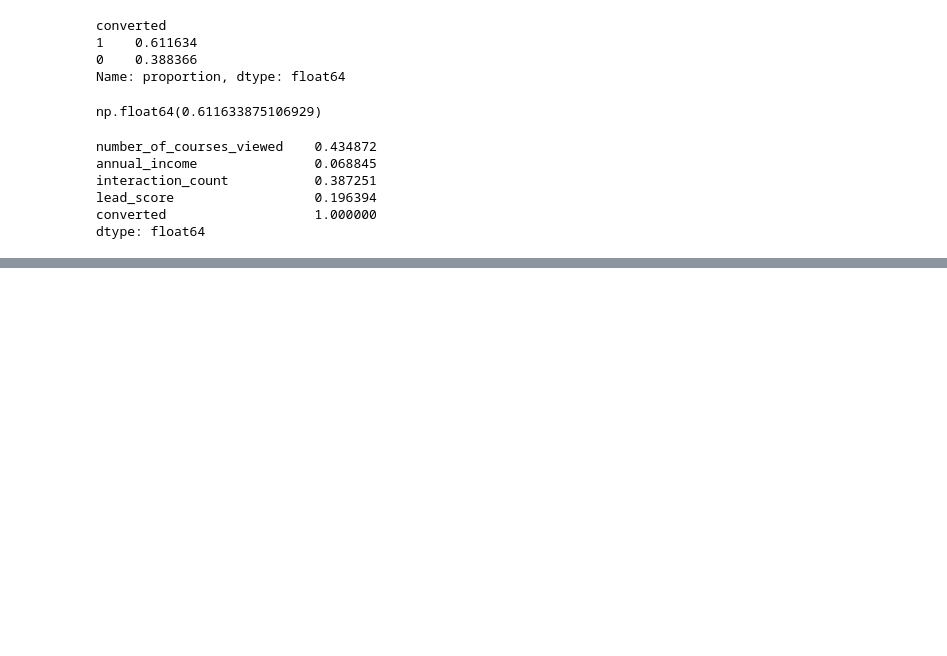
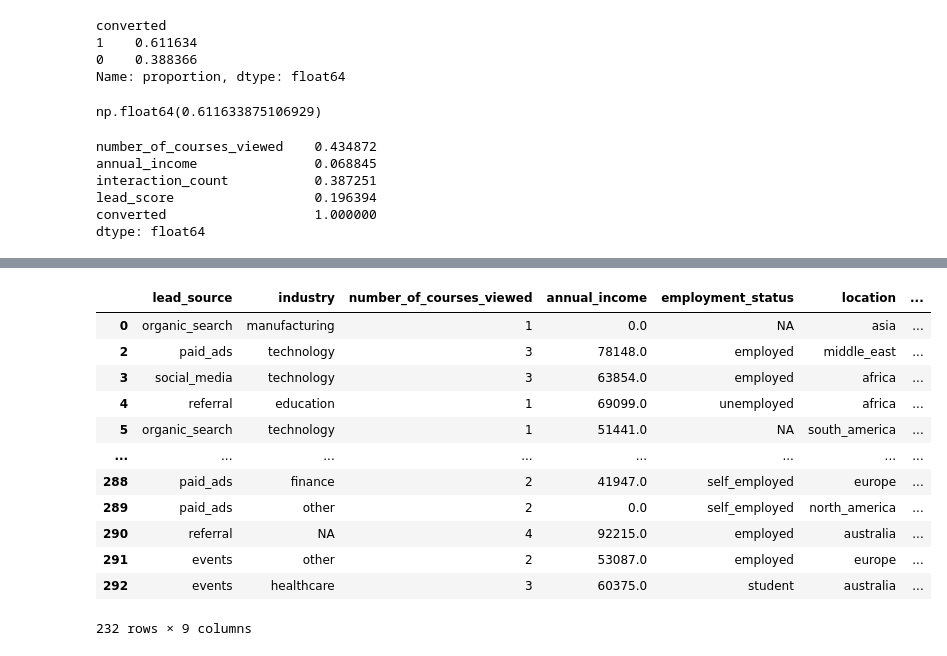
Before and after one commit to Otienoakello/Homework01, a Jupyter notebook: churn/homeworkreal.ipynb, the cells around one changed output, grey strips where cells are left out. Drawn from its saved outputs; the diff is of its cells as text; code cells hidden in the pictures; blank space fills up the shorter version.

```diff
--- a/churn/homeworkreal.ipynb
+++ b/churn/homeworkreal.ipynb
@@ -248,0 +292,3 @@ dtype: float64
+# %%
+val_dicts =df_val[categorical + numerical].to_dict(orient = 'records')
+x_val =dv.transform(val_dicts)
@@ -248,0 +313,3 @@ dtype: float64
+# %%
+model =LogisticRegression(solver = 'liblinear',C = 1.0,max_iter = 1000,random_state = 42)
+model.fit(x_train,y_train)
@@ -248,0 +355,3 @@ dtype: float64
+# %%
+y_pred = model.predict_proba(x_val)[:,1]
+y_pred
@@ -248,0 +376,3 @@ dtype: float64
+# %%
+convert_decision =y_pred > 0.5
+convert_decision
@@ -248,0 +397,17 @@ dtype: float64
+# %%
+#now these are the people who are likely to convert with value more than 0.5
+df_val[convert_decision]
+# %% [output]
+|  | lead_source | industry | number_of_courses_viewed | annual_income | employment_status | location | ... |
+| 0 | organic_search | manufacturing | 1 | 0.0 | NA | asia | ... |
+| 2 | paid_ads | technology | 3 | 78148.0 | employed | middle_east | ... |
+| 3 | social_media | technology | 3 | 63854.0 | employed | africa | ... |
+| 4 | referral | education | 1 | 69099.0 | unemployed | africa | ... |
+| 5 | organic_search | technology | 1 | 51441.0 | NA | south_america | ... |
+| ... | ... | ... | ... | ... | ... | ... | ... |
+| 288 | paid_ads | finance | 2 | 41947.0 | self_employed | europe | ... |
+| 289 | paid_ads | other | 2 | 0.0 | self_employed | north_america | ... |
+| 290 | referral | NA | 4 | 92215.0 | employed | australia | ... |
+| 291 | events | other | 2 | 53087.0 | employed | europe | ... |
+| 292 | events | healthcare | 3 | 60375.0 | student | australia | ... |
+232 rows × 9 columns
```
Also changed, not shown: parts of 21 cells of this notebook.
